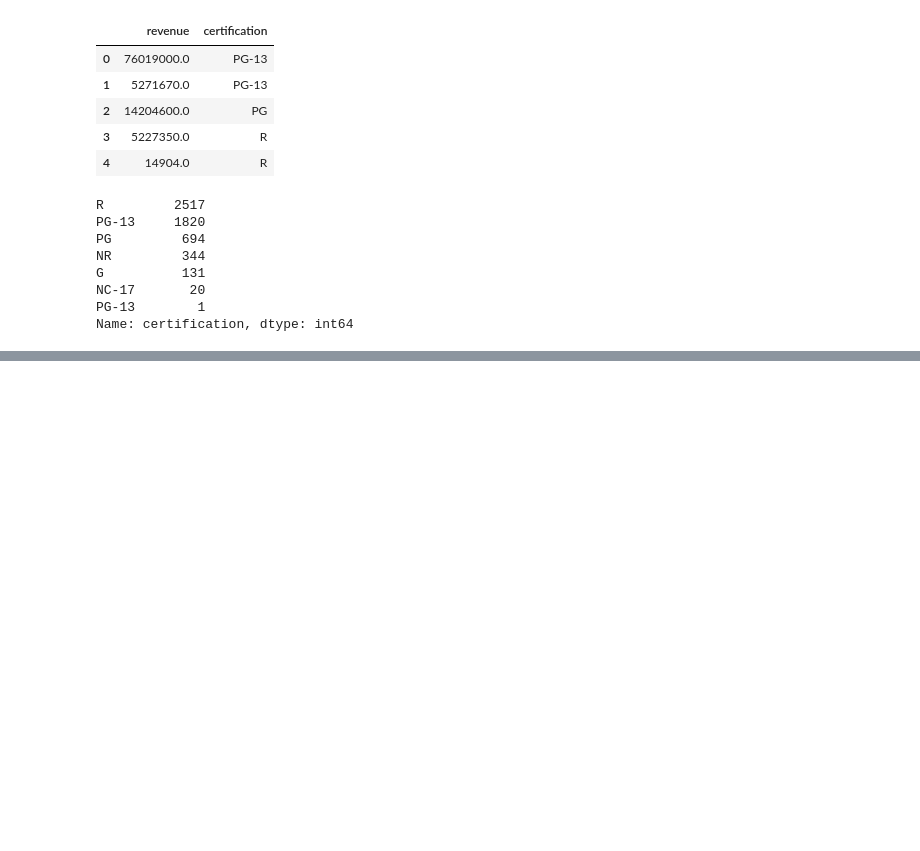
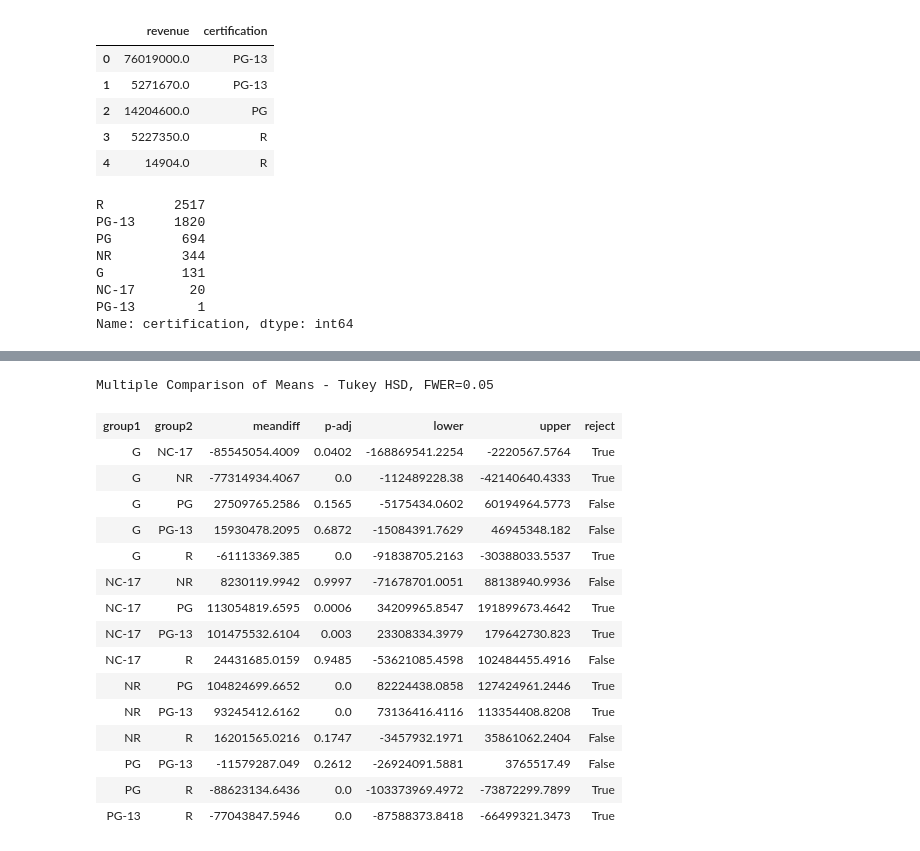
Before and after one commit to jaytrey777/Movie-Profitabiliy-Project, a Jupyter notebook: Part 4 - Hypothesis Testing.ipynb, the cells around one changed output, grey strips where cells are left out. Cells and saved outputs as stored; diff of their text form; code cells hidden in the pictures; blank space fills up the shorter version.

```diff
--- a/Part 4 - Hypothesis Testing.ipynb
+++ b/Part 4 - Hypothesis Testing.ipynb
@@ -158,0 +201,12 @@ Name: certification, dtype: int64
+# %%
+## Create groups dictionary.
+groups = {}
+## Loop through all unique categories
+for rating in df['certification'].unique():
+    ## Get series for group and rename
+    data = df.loc[df['certification'] == rating,'revenue'].copy()
+
+    # save into the dictionary
+    groups[rating] = data
+print(groups.keys())
+groups
@@ -158,0 +234,14 @@ Name: certification, dtype: int64
+# %%
+# iterate through groups
+for cert, revenue in groups.items():
+    zscores = stats.zscore(revenue)
+    outliers = abs(zscores) > 3
+    if np.sum(outliers) > 0:
+        print(f"Outliers for {cert} rating: {np.sum(outliers)}")
+        print(f'Before the outliers are removed, there are {len(groups[cert])} samples in the {cert} rating.')
+        groups[cert] = revenue[(np.abs(stats.zscore(revenue)) <= 3)]
+        print(f'After the {np.sum(outliers)} outliers are removed, there are {len(groups[cert])} samples in the {cert} rating.')
+        print()
+    else:
+        print(f"There are {np.sum(outliers)} outliers for {cert} rating.")
+        print()
@@ -158,0 +351,12 @@ Name: certification, dtype: int64
+# %%
+# make dataframe of ratings and revenues (crosstab)
+tukeys_df = pd.DataFrame(columns = ['rating', 'revenue'])
+
+# convert dictionary groups into df
+for rating, series in groups.items():
+    values = pd.Series(series.tolist())
+    tukeys_df = pd.concat([tukeys_df, pd.DataFrame({'rating': [rating] * len(values),
+                          'revenue': values})], ignore_index = False)
+
+# check
+tukeys_df
@@ -158,0 +377,25 @@ Name: certification, dtype: int64
+# %%
+revenue = tukeys_df['revenue']
+rating = tukeys_df['rating']
+
+# tukey's multiple comparison test
+tukeys_results = mc.pairwise_tukeyhsd(revenue, rating)
+tukeys_results.summary()
+# %% [output]
+Multiple Comparison of Means - Tukey HSD, FWER=0.05
+| group1 | group2 | meandiff | p-adj | lower | upper | reject |
+| G | NC-17 | -85545054.4009 | 0.0402 | -168869541.2254 | -2220567.5764 | True |
+| G | NR | -77314934.4067 | 0.0 | -112489228.38 | -42140640.4333 | True |
+| G | PG | 27509765.2586 | 0.1565 | -5175434.0602 | 60194964.5773 | False |
+| G | PG-13 | 15930478.2095 | 0.6872 | -15084391.7629 | 46945348.182 | False |
+| G | R | -61113369.385 | 0.0 | -91838705.2163 | -30388033.5537 | True |
+| NC-17 | NR | 8230119.9942 | 0.9997 | -71678701.0051 | 88138940.9936 | False |
+| NC-17 | PG | 113054819.6595 | 0.0006 | 34209965.8547 | 191899673.4642 | True |
+| NC-17 | PG-13 | 101475532.6104 | 0.003 | 23308334.3979 | 179642730.823 | True |
+| NC-17 | R | 24431685.0159 | 0.9485 | -53621085.4598 | 102484455.4916 | False |
+| NR | PG | 104824699.6652 | 0.0 | 82224438.0858 | 127424961.2446 | True |
+| NR | PG-13 | 93245412.6162 | 0.0 | 73136416.4116 | 113354408.8208 | True |
+| NR | R | 16201565.0216 | 0.1747 | -3457932.1971 | 35861062.2404 | False |
+| PG | PG-13 | -11579287.049 | 0.2612 | -26924091.5881 | 3765517.49 | False |
+| PG | R | -88623134.6436 | 0.0 | -103373969.4972 | -73872299.7899 | True |
+| PG-13 | R | -77043847.5946 | 0.0 | -87588373.8418 | -66499321.3473 | True |
```
Also changed, not shown: parts of 39 cells of this notebook.
